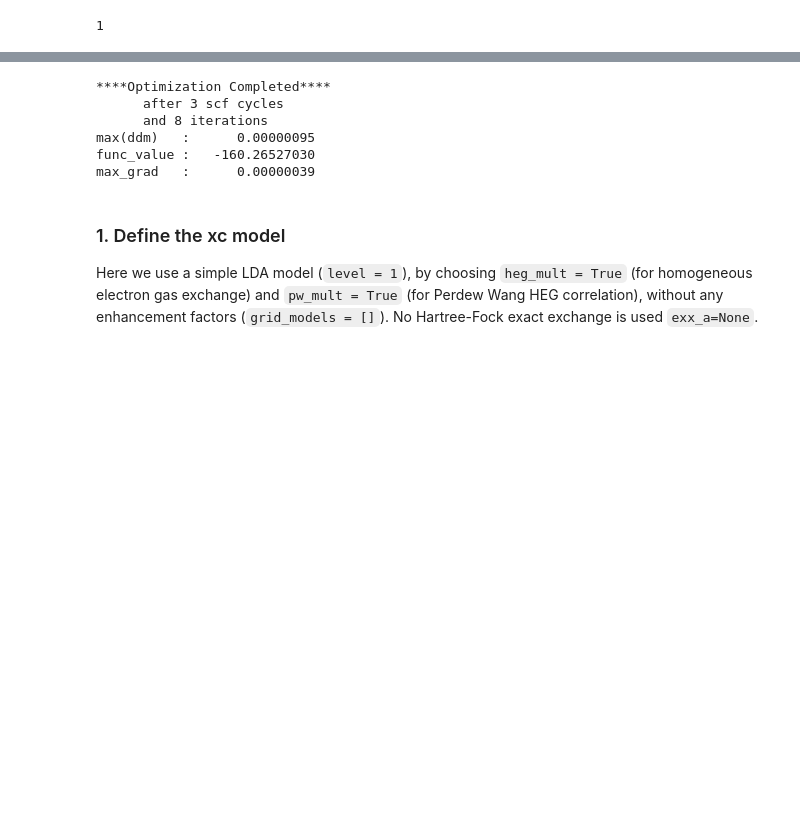
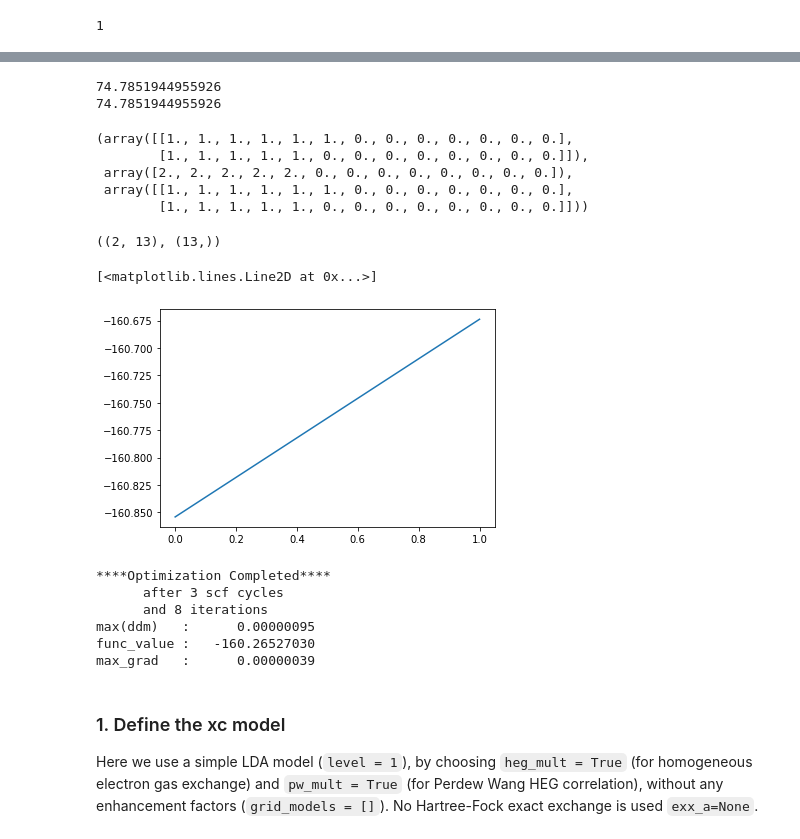
Before and after one commit to alecpwills/dpyscfl, a Jupyter notebook: notebooks/tutorial.ipynb, the cells around one changed output, grey strips where cells are left out. Drawn from its saved outputs; the diff is of its cells as text; code cells hidden in the pictures; blank space fills up the shorter version.

```diff
--- a/notebooks/tutorial.ipynb
+++ b/notebooks/tutorial.ipynb
@@ -21,23 +299,33 @@ mols[0].spin
 # %%
 mol = gto.M(atom='Na 0 0 0', basis='3-21G', spin=None)
 molp = gto.M(atom='Na 0 0 0', basis='3-21G', charge=1, spin=None)
+molh = gto.M(atom='Na 0 0 0', basis='3-21G', charge=0.5, spin=None)
 mf = scf.HF(mol)
 mfp = scf.HF(molp)
 print(mf, mfp)
 mf.kernel()
 mfp.kernel()
+e0 = mf.energy_tot()
+ep = mfp.energy_tot()
 dm = mf.make_rdm1()
-dmp = mf.make_rdm1()
+dmp = mfp.make_rdm1()
 print(dm.shape, dmp.shape)
 wy0 = wy.UWY(mol, dm)
-wyp = wy.UWY(mol, dmp)
-wy0.wyscf()
-wyp.wyscf()
-wy0.info()
-wyp.info()
-dmwy = wy0.dm
-dmwyp = wyp.dm
-print(dmwy.shape, dmwyp.shape)
-print(np.sum(abs(dm-dmwy)))
-print(np.sum(abs(dmp-dmwyp)))
+wyp = wy.RWY(molp, dmp)
+#wy0.wyscf()
+#wyp.wyscf()
+wyh = wy.UWY(mol, (1-0.5)*dm+0.5*dmp )
+wyh.wyscf()
+wyh.info()
+
+#wyh = zmp.UZMP(mol, (1-0.5)*dm+0.5*dmp )
+#for l in [ 8, 16, 32, 64, 128, 256, 512 ]:
+#    wyh.level_shift = l*0.1
+#    wyh.zscf(l)
+#    print(wyh.converged)
+#wy0.info()
+#wyp.info()
+#dmwy = wy0.dm
+#dmwyp = wyp.dm
+#print(dmwy.shape, dmwyp.shape)
 # %% [output]
@@ -63,3 +349,33 @@ max_grad   :      0.00000039
+# %%
+print(mol.intor('int1e_kin').sum())
+print(molp.intor('int1e_kin').sum())
+# %% [output]
+74.7851944955926
+74.7851944955926
+# %%
+mf.mo_occ, mfp.mo_occ, wyh.mo_occ
+# %% [output]
+(array([[1., 1., 1., 1., 1., 1., 0., 0., 0., 0., 0., 0., 0.],
+        [1., 1., 1., 1., 1., 0., 0., 0., 0., 0., 0., 0., 0.]]),
+ array([2., 2., 2., 2., 2., 0., 0., 0., 0., 0., 0., 0., 0.]),
+ array([[1., 1., 1., 1., 1., 1., 0., 0., 0., 0., 0., 0., 0.],
+        [1., 1., 1., 1., 1., 0., 0., 0., 0., 0., 0., 0., 0.]]))
+# %%
+mf.mo_energy.shape, mfp.mo_energy.shape
+# %% [output]
+((2, 13), (13,))
+# %%
+def fractional_energy(e0, ec, f, zero=False):
+    return (1-f)*e0 + f*ec
+def fractional_dm(dm0, dmc, f):
+    return (1-f)*dm0 + f*dmc
+f = plt.figure()
+ax = f.add_subplot(111)
+fs = np.linspace(0, 1, 100)
+ax.plot(fs, fractional_energy(e0, ep, fs))
+# %% [output]
+[<matplotlib.lines.Line2D at 0x...>]
+[figure, added]
 # %%
 wyh = wy.UWY(mol, 0.5*dm+0.5*dmp)
 wyh.wyscf()
```
Also changed, not shown: parts of 24 cells of this notebook, 6 other files.
